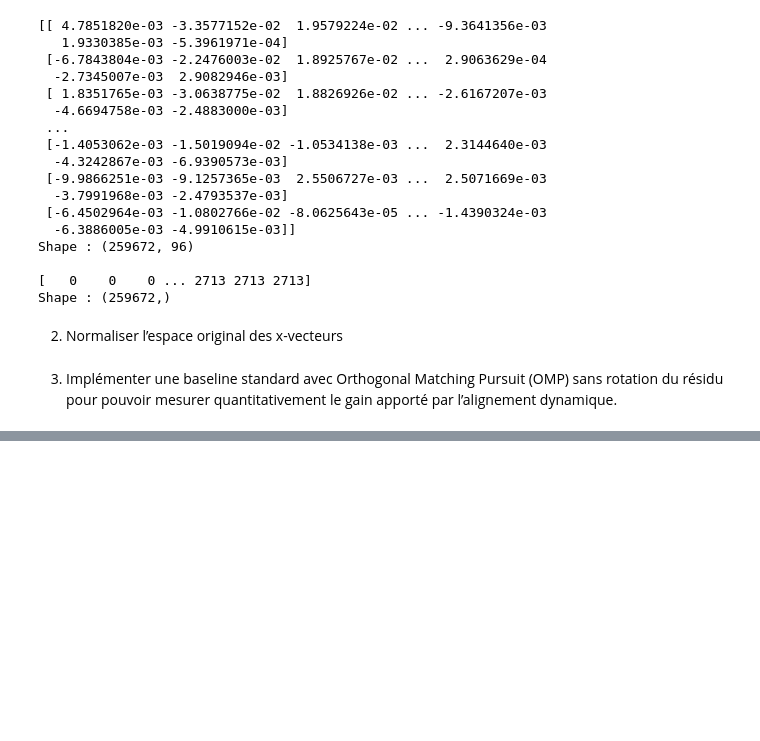
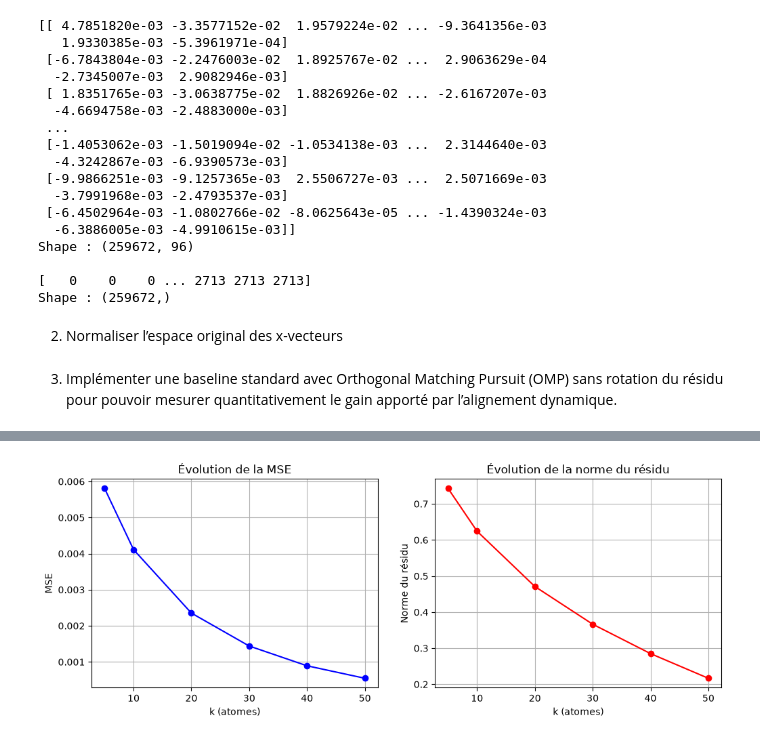
Before and after one commit to Nathan-Perron/DL-RMP_SAE, a Jupyter notebook: Projet.ipynb, the cells around one changed output, grey strips where cells are left out. Saved outputs shown, nothing was run; the diff lists cells and outputs as text; code cells hidden in the pictures; blank space fills up the shorter version.

Commit message:
creation de fichiers par role dans le dossier module + ajout du gitignore + finalisation baseline omp

```diff
--- a/Projet.ipynb
+++ b/Projet.ipynb
@@ -48,23 +47,7 @@ X_train, X_test, y_train, y_test = train_test_split(data, data_idx, test_size=0.
 # %% [markdown]
 2. Normaliser l’espace original des x-vecteurs
 # %%
-# Normalise l’espace original des x-vecteurs.
-def x_vector_normalization(X_train, X_test):
-    # Calcul de la moyenne sur l'ensemble d'entraînement.
-    X_train_mean = np.mean(X_train, axis=0)
-
-    # Soustrait la moyenne pour centrer les données.
-    X_train_centered = X_train - X_train_mean
-    X_test_centered = X_test - X_train_mean
-
-    # Normalise les données centrées avec la norme L2.
-    X_train_normalized = normalize(X_train_centered, norm="l2", axis=1)
-    X_test_normalized = normalize(X_test_centered, norm="l2", axis=1)
-
-    return X_train_normalized, X_test_normalized
-
-
-X_train_norm, X_test_norm = x_vector_normalization(X_train, X_test)
+X_train_norm, X_test_norm = normalize_x_vector(X_train, X_test)
 # %% [markdown]
 3. Implémenter une baseline standard avec Orthogonal Matching Pursuit (OMP) sans rotation du résidu pour pouvoir mesurer quantitativement le gain apporté par l’alignement dynamique.
 # %%
@@ -107,0 +90,21 @@ KeyboardInterrupt:
+# %%
+# Création de la figure avec 2 sous-graphiques côte à côte.
+fig, axes = plt.subplots(1, 2, figsize=(12, 4))
+
+# Graphique 1 : Évolution de la MSE.
+axes[0].plot(coefs, mses_baseline, "o-b")
+axes[0].set_title("Évolution de la MSE")
+axes[0].set_xlabel("k (atomes)")
+axes[0].set_ylabel("MSE")
+axes[0].grid(True)
+
+# Graphique 2 : Évolution de la norme du résidu.
+axes[1].plot(coefs, residue_norms_baseline, "o-r")
+axes[1].set_title("Évolution de la norme du résidu")
+axes[1].set_xlabel("k (atomes)")
+axes[1].set_ylabel("Norme du résidu")
+axes[1].grid(True)
+
+plt.show()
+# %% [output]
+[figure, added]
```
Also changed, not shown: parts of 4 cells of this notebook, 4 other files.
